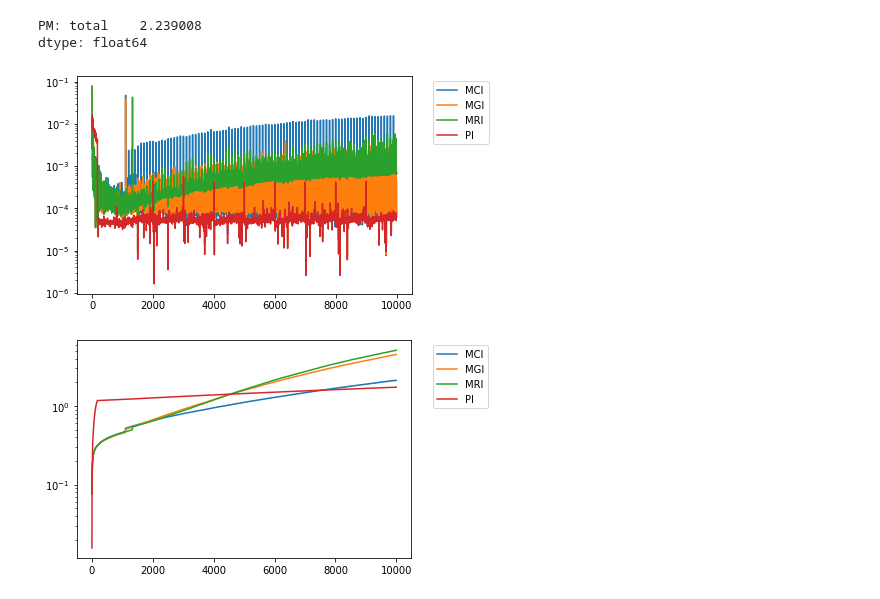
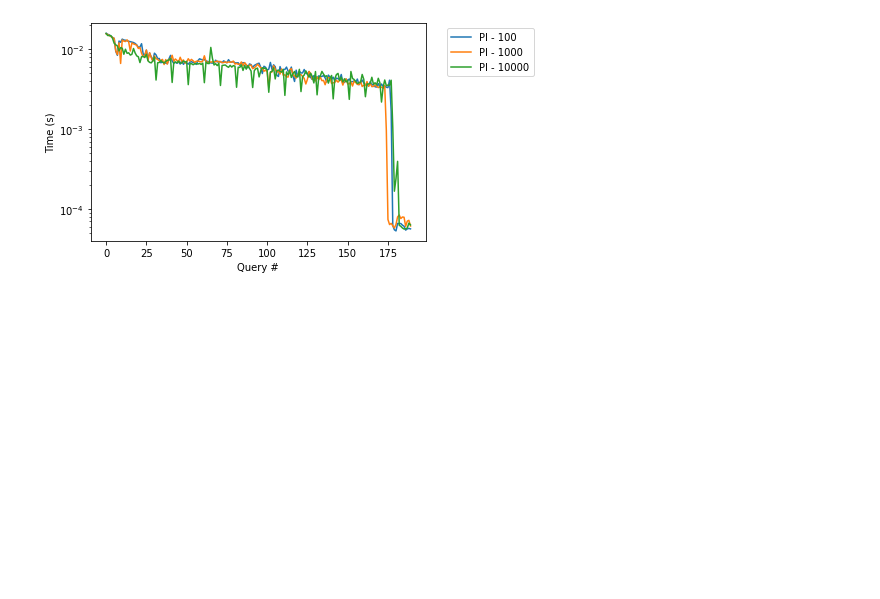
Before and after one commit to pdet/ProgressiveMergesort, a Jupyter notebook: plot.ipynb, the cells around one changed output. Cells and saved outputs as stored; diff of their text form; code cells hidden in the pictures; blank space fills up the shorter version.

```diff
--- a/plot.ipynb
+++ b/plot.ipynb
@@ -36,14 +36,35 @@ class Experiment:
         plt.plot(mergesort['total'], label='PI')
         plt.legend(bbox_to_anchor=(1.05, 1), loc='upper left',)
         plt.yscale("log")
+        plt.xlabel('Query #')
+        plt.ylabel('Time (s)')
         plt.show()
 
     def pi(self):
         mergesort = pd.read_csv(self.file_name+"_" + str(2)+"_" + str(4) +\
                                 ".csv",delimiter=';', names=['total'])
-        plt.plot(mergesort['total'][:300], label='PI')
+
+        name = 'results/' +str(self.num_queries) + '_' + str(self.column_size) + '_' \
+        + str(self.append_size*10) + '_' + str(self.append_frequency) + '_' +\
+        str(self.start_updates_after) + '_' + str(self.delta)
+
+        mergesort_10 = pd.read_csv(name+"_" + str(2)+"_" + str(4) +\
+                                ".csv",delimiter=';', names=['total'])
+
+        name = 'results/' +str(self.num_queries) + '_' + str(self.column_size) + '_' \
+        + str(self.append_size*100) + '_' + str(self.append_frequency) + '_' +\
+        str(self.start_updates_after) + '_' + str(self.delta)
+
+        mergesort_100 = pd.read_csv(name+"_" + str(2)+"_" + str(4) +\
+                                ".csv",delimiter=';', names=['total'])
+        plt.plot(mergesort['total'][:190], label='PI - 100')
+        plt.plot(mergesort_10['total'][:190], label='PI - 1000')
+        plt.plot(mergesort_100['total'][:190], label='PI - 10000')
         plt.legend(bbox_to_anchor=(1.05, 1), loc='upper left',)
         plt.yscale("log")
+        plt.xlabel('Query #')
+        plt.ylabel('Time (s)')
+
         plt.show()
 
     def cum_plot(self):
@@ -61,6 +82,8 @@ class Experiment:
         plt.plot(mergesort['total'].cumsum(), label='PI')
         plt.legend(bbox_to_anchor=(1.05, 1), loc='upper left',)
         plt.yscale("log")
+        plt.xlabel('Query #')
+        plt.ylabel('Time (s)')
         plt.show()
 
     def show_sum(self):
@@ -77,6 +100,20 @@ class Experiment:
         print("MR: " + str(ripple[1000:].sum()))
         print("PM: " + str(mergesort[1000:].sum()))
 
+    def show_count(self):
+        complete = pd.read_csv(self.file_name+"_" + str(1)+"_" + str(1) +\
+                               ".csv",delimiter=';', names=['total'])
+        gradual = pd.read_csv(self.file_name+"_" + str(1)+"_" + str(2) +\
+                               ".csv",delimiter=';', names=['total'])
+        ripple = pd.read_csv(self.file_name+"_" + str(1)+"_" + str(3) +\
+                               ".csv",delimiter=';', names=['total'])
+        mergesort = pd.read_csv(self.file_name+"_" + str(2)+"_" + str(4) +\
+                               ".csv",delimiter=';', names=['total'])
+        print("MC: " + str(complete[1000:].count()))
+        print("MG: " + str(gradual[1000:].count()))
+        print("MR: " + str(ripple[1000:].count()))
+        print("PM: " + str(mergesort[1000:].count()))
+
     def show_robustness(self):
         complete = pd.read_csv(self.file_name+"_" + str(1)+"_" + str(1) +\
                                ".csv",delimiter=';', names=['total'])
@@ -92,5 +129,6 @@ class Experiment:
         print("PM: " + str(mergesort[1000:].var()))
 
     def plot(self):
+        print(self.file_name)
         self.per_query_plot()
         self.cum_plot()
@@ -97,12 +156,5 @@ class Experiment:
 # %%
-exp = Experiment(10000,10000000,10000,10,1,0.1)
-exp.show_sum()
+exp = Experiment(10000,10000000,100,10,1,0.1)
+exp.pi()
 # %% [output]
-PM: total    2.239008
-dtype: float64
+[figure, added]
-# %%
-exp = Experiment(10000,10000000,1000,100,1000,0.1)
-exp.plot()
-# %% [output]
-[figure, removed]
-[figure, removed]
```
Also changed, not shown: parts of 7 cells of this notebook.
